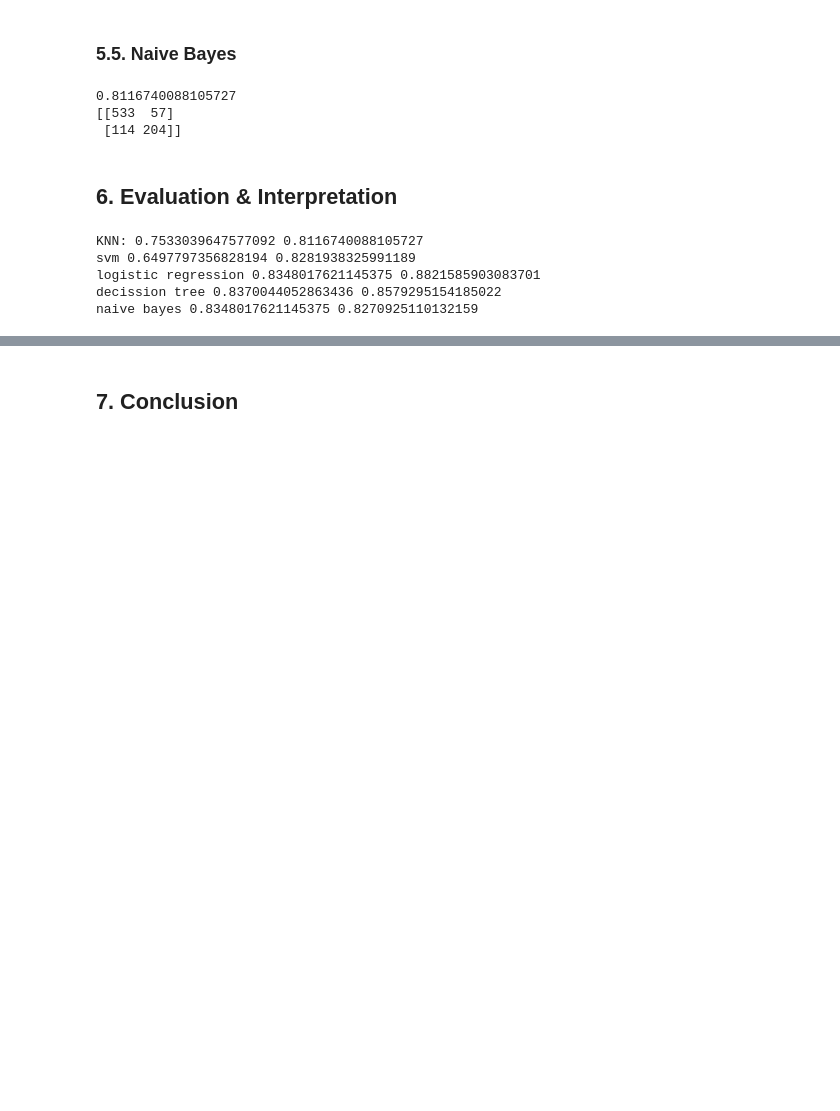
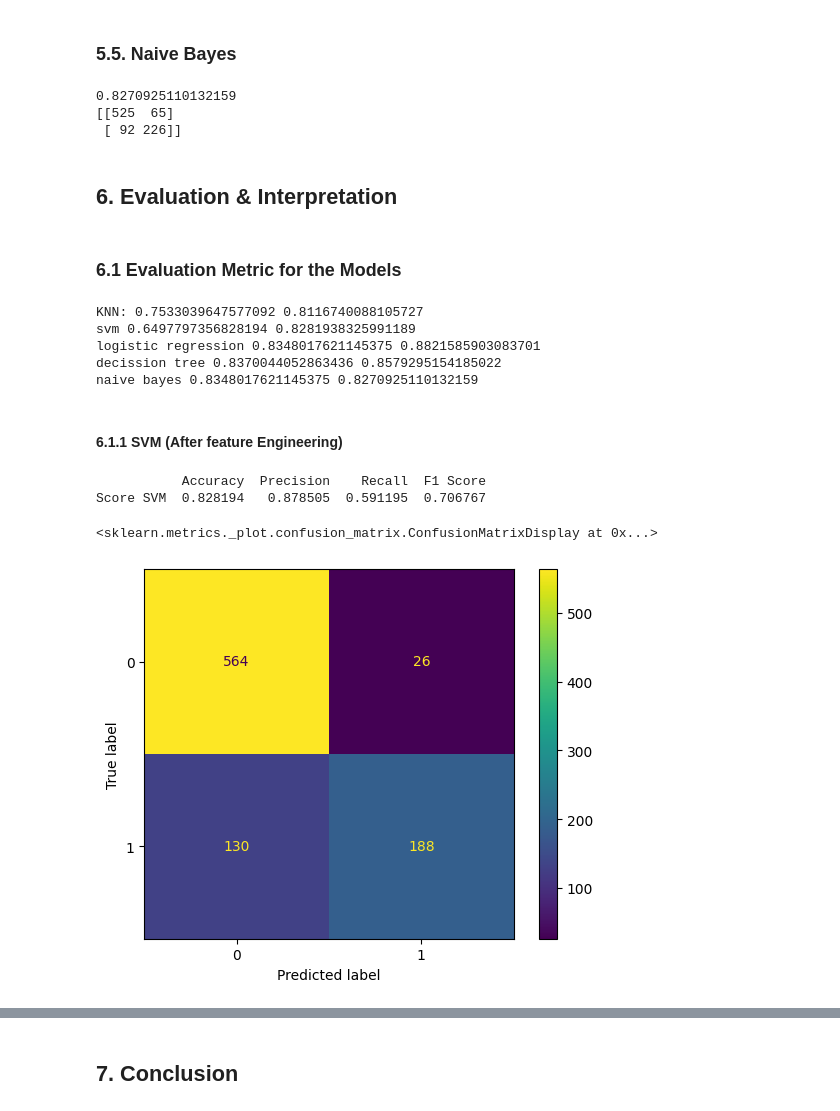
Before and after one commit to toschka123/Student_Dropout, a Jupyter notebook: ML_Project.ipynb, the cells around one changed output, grey strips where cells are left out. Cells and saved outputs as stored; diff of their text form; code cells hidden in the pictures; blank space fills up the shorter version.

```diff
--- a/ML_Project.ipynb
+++ b/ML_Project.ipynb
@@ -409,8 +417,8 @@ def train_and_predict_SVM(X_train, y_train, x_test):
     y_pred = clf.predict(x_test)
     return(y_pred)
 # %%
-y_pred = train_and_predict_SVM(X_train, y_train, X_test)
-acc_svm_before = accuracy_score(y_test, y_pred)
+y_pred_svm = train_and_predict_SVM(X_train, y_train, X_test)
+acc_svm_before = accuracy_score(y_test, y_pred_svm)
 print(acc_svm_before)
-confusion_matrix(y_test, y_pred)
+confusion_matrix(y_test, y_pred_svm)
 # %% [output]
@@ -1112,16 +1239,18 @@ print(confusion_matrix(y_test, y_pred))
 # %% [markdown]
 ### 5.5. Naive Bayes
 # %%
-y_pred = train_and_predict_GNB(X_train, y_train, X_test)
-acc_nb_after = accuracy_score(y_test, y_pred)
-print(acc_nb_before)
-print(confusion_matrix(y_test, y_pred))
+y_pred_nb_af = train_and_predict_GNB(X_train, y_train, X_test)
+acc_nb_after = accuracy_score(y_test, y_pred_nb_af)
+print(acc_nb_after)
+print(confusion_matrix(y_test, y_pred_nb_af))
 # %% [output]
-0.8116740088105727
-[[533  57]
- [114 204]]
+0.8270925110132159
+[[525  65]
+ [ 92 226]]
 # %% [markdown]
 ## 6. Evaluation & Interpretation
+# %% [markdown]
+### 6.1 Evaluation Metric for the Models
 # %%
 print("KNN:", acc_knn_before, acc_knn_after)
 print("svm",acc_svm_before, acc_svm_after)
@@ -1134,3 +1263,27 @@ svm 0.6497797356828194 0.8281938325991189
 logistic regression 0.8348017621145375 0.8821585903083701
 decission tree 0.8370044052863436 0.8579295154185022
 naive bayes 0.8348017621145375 0.8270925110132159
+# %% [markdown]
+#### 6.1.1 SVM (After feature Engineering)
+# %%
+##table of different evaluation metrics
+metrics_svm = {
+    "Accuracy": accuracy_score(y_test,y_pred_svm_af),
+    "Precision": precision_score(y_test, y_pred_svm_af),
+    "Recall": recall_score(y_test, y_pred_svm),
+    "F1 Score": f1_score(y_test, y_pred_svm_af),
+    #"ROC AUC": roc_auc_score(X_test, x_pred_svm)
+}
+
+metrics_df_svm = pd.DataFrame(metrics_svm, index=["Score SVM"])
+print(metrics_df_svm)
+
+#CONSUFION MATRIX
+cm_svm = confusion_matrix(y_test,y_pred_svm_af)
+disp = ConfusionMatrixDisplay(confusion_matrix=cm_svm)
+disp.plot()
+# %% [output]
+           Accuracy  Precision    Recall  F1 Score
+Score SVM  0.828194   0.878505  0.591195  0.706767
+<sklearn.metrics._plot.confusion_matrix.ConfusionMatrixDisplay at 0x...>
+[figure, added]
```
Also changed, not shown: parts of 33 cells of this notebook.
